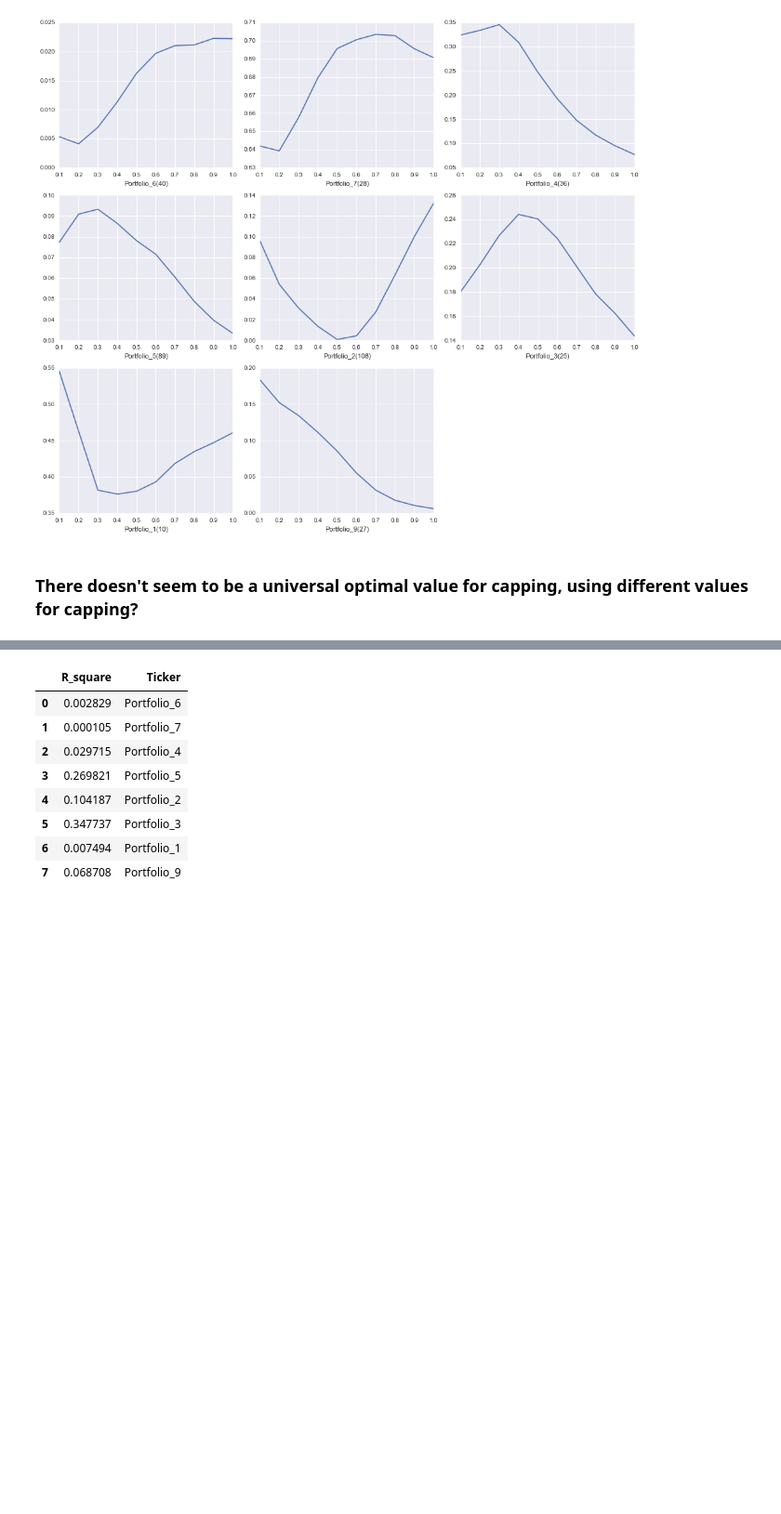
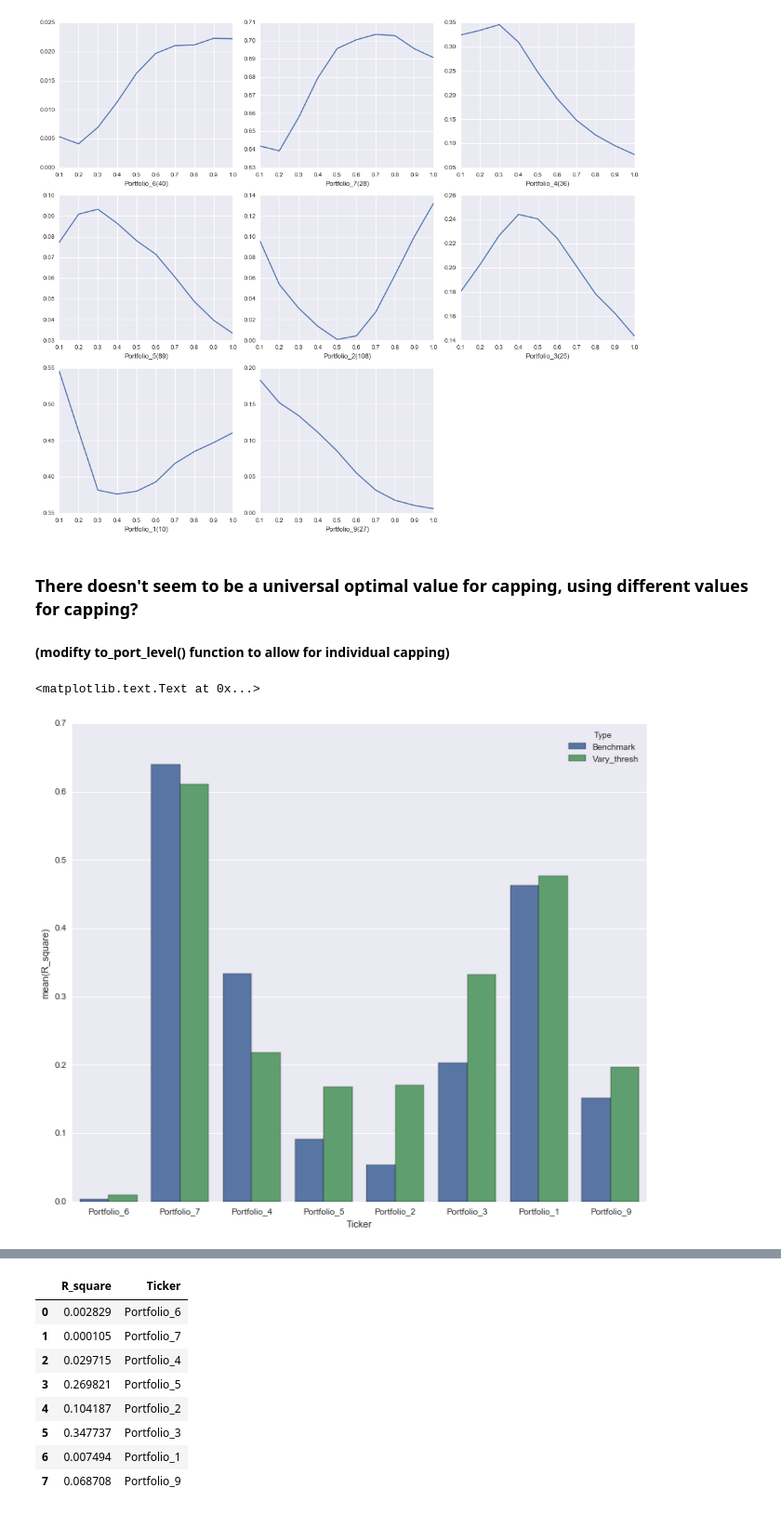
Before and after one commit to MaxwellLZH/BigByteInsight, a Jupyter notebook: HomeChallenge/r2/r2_test.ipynb, the cells around one changed output, grey strips where cells are left out. Shown at 93% size. Saved outputs shown, nothing was run; the diff lists cells and outputs as text; code cells hidden in the pictures; blank space fills up the shorter version.

```diff
--- a/HomeChallenge/r2/r2_test.ipynb
+++ b/HomeChallenge/r2/r2_test.ipynb
@@ -197,3 +210,26 @@ for i, p in enumerate(portfolios):
 [figure]
 # %% [markdown]
 ### There doesn't seem to be a universal optimal value for capping, using different values for capping?
+
+#### (modifty to_port_level() function to allow for individual capping)
+# %%
+#varied threshold
+thresh = {'Portfolio_4':0.3, 'Portfolio_7': 0.7,
+          'Portfolio_2':1.0, 'Portfolio_3':0.4, 'Portfolio_9':0.1,
+        'Portfolio_5':0.3, 'Portfolio_6':0.9,
+          'Portfolio_1':0.1}
+
+r2 = cap_test(thresh, check_reading=False)
+varied_thresh = pd.DataFrame({'R_square':r2, 'Ticker':true_quarter_change.keys()})
+
+#compare with benchmark
+benchmark['Type'] = 'Benchmark'
+varied_thresh['Type'] = 'Vary_thresh'
+p = pd.concat([benchmark, varied_thresh], axis=0)
+_ = plt.figure(figsize=(12, 10))
+ax = sns.barplot(x='Ticker', y='R_square', hue='Type', data=p)
+plt.xlabel('Ticker')
+#it does improve the performance, especially within portfolios with lower r2
+# %% [output]
+<matplotlib.text.Text at 0x...>
+[figure, added]
```
Also changed, not shown: parts of 9 cells of this notebook.
